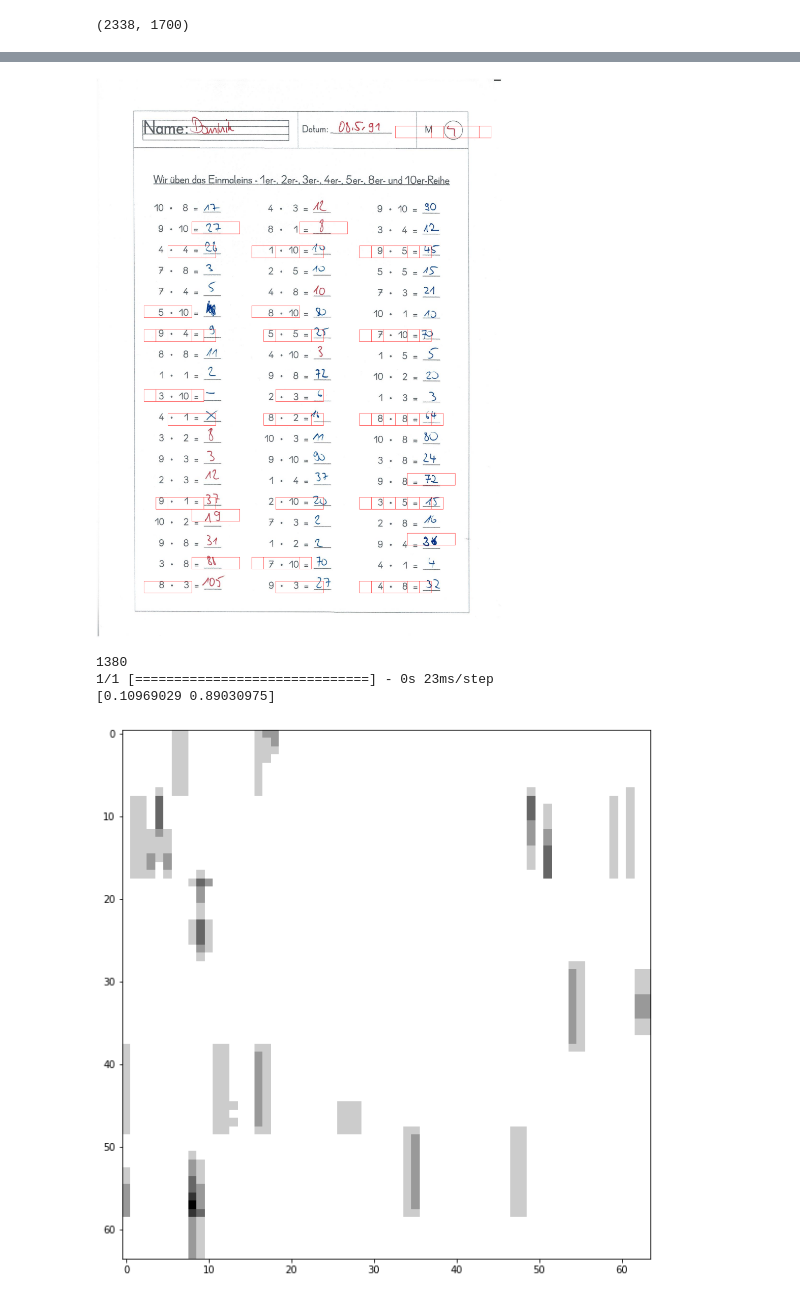
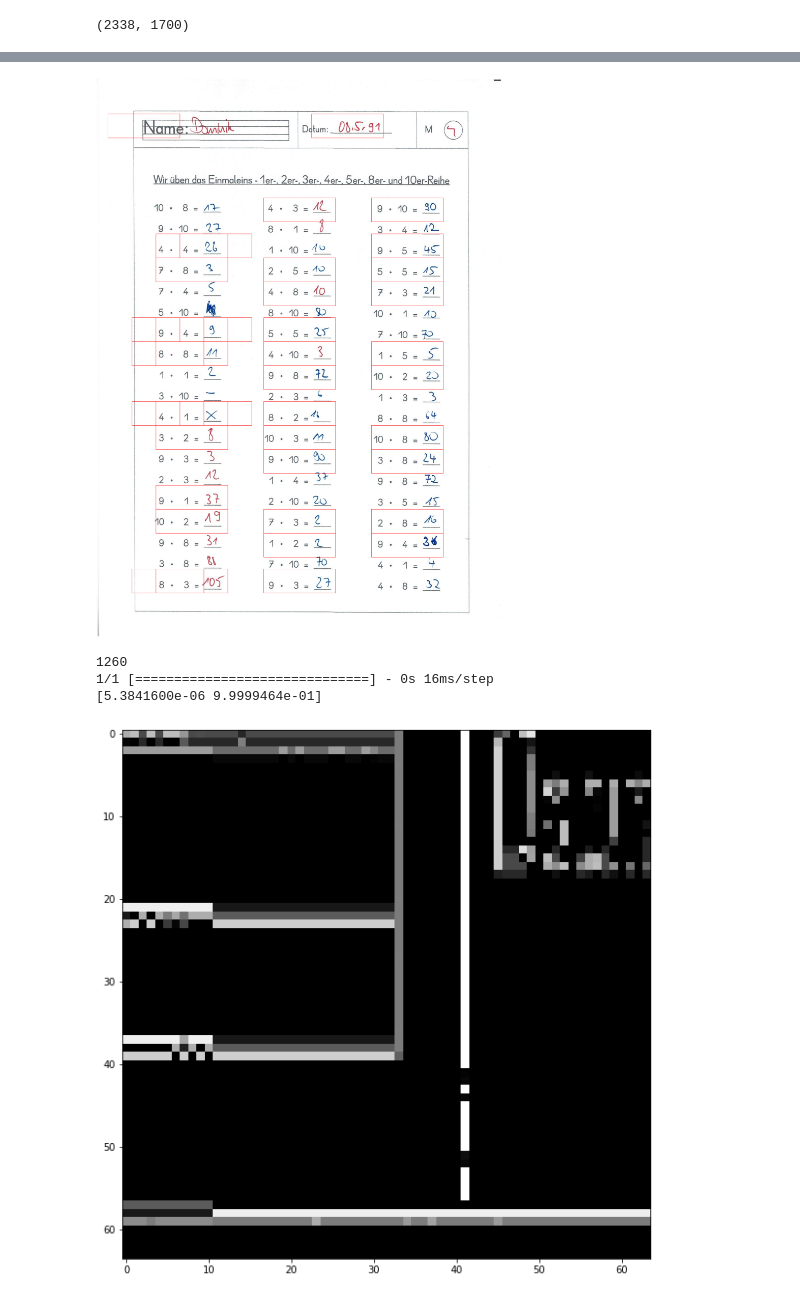
Before and after one commit to dschmoeller/iCheck, a Jupyter notebook: SlidingWindowApproachForImageDetection.ipynb, the cells around one changed output, grey strips where cells are left out. Drawn from its saved outputs; the diff is of its cells as text; code cells hidden in the pictures.

```diff
--- a/SlidingWindowApproachForImageDetection.ipynb
+++ b/SlidingWindowApproachForImageDetection.ipynb
@@ -47,6 +47,7 @@ _________________________________________________________________
 # Load the image on which mathematical equations should be detected
 img = mpimg.imread('testImages/testImage2.jpg')
 img = cv2.cvtColor(img, cv2.COLOR_RGB2GRAY)
+img = cv2.Canny(img, 100, 200)
 
 # Print image information and plot
 print(img.shape)
@@ -72,8 +73,8 @@ print(img.shape)
 # but also where the equation is actually located on the picture
 
 
-windowSize_x = 50
-windowSize_y = 200
+windowSize_x = 100
+windowSize_y = 300
 step_size_x = 50
 step_size_y = 50
 
@@ -141,20 +142,20 @@ for equ in whereAreEquations:
 
 imgDrawing
 # %% [output]
-[figure, old version]
+[figure, new version]
 # %%
 print(len(croppedImgList))
-n = 45
+n = 125
 sample = croppedImgList[n]
 samplePlot = sample.reshape(64,64,1)
 plt.figure(figsize=(10,10))
 plt.imshow(samplePlot, cmap='gray')
 
 # Would this crop be predicted as equation?
 prediction = model.predict(sample)
 print(prediction[0])
 # %% [output]
-1380
-1/1 [==============================] - 0s 23ms/step
-[0.10969029 0.89030975]
+1260
+1/1 [==============================] - 0s 16ms/step
+[5.3841600e-06 9.9999464e-01]
-[figure, old version]
+[figure, new version]
```
Also changed, not shown: parts of 4 cells of this notebook, 5 other files.
